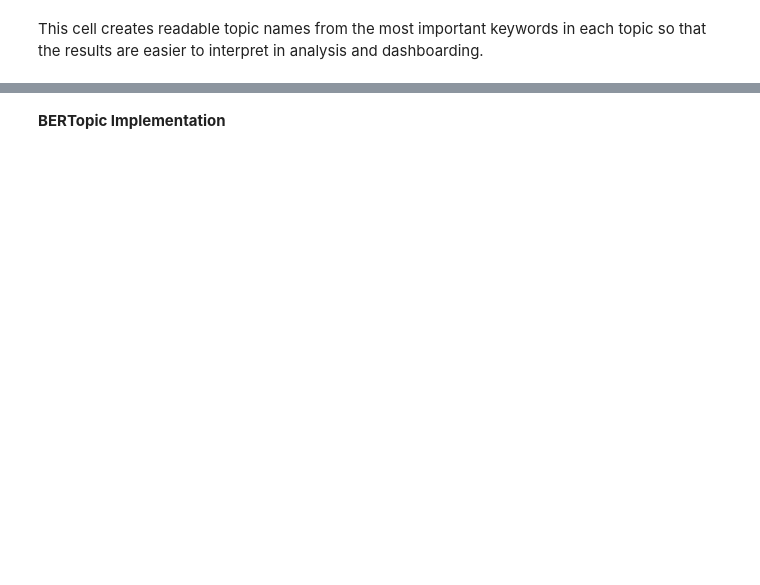
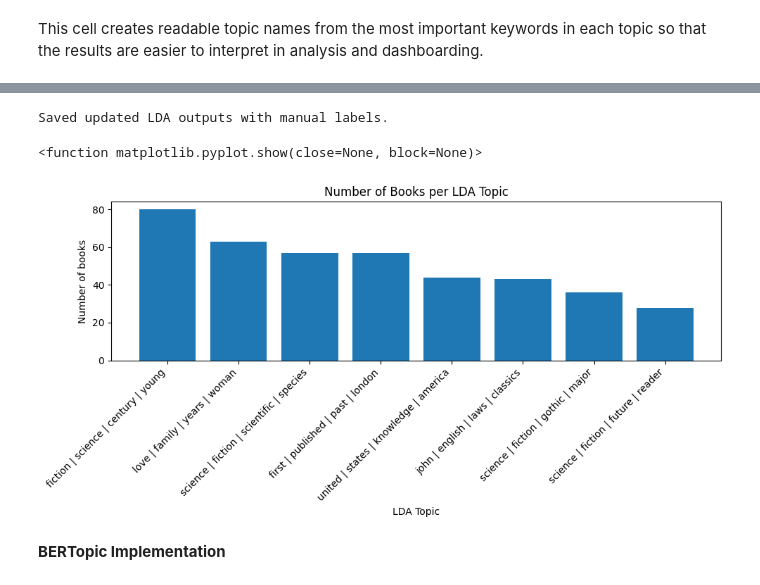
Before and after one commit to Elinab04/Book-Analysis, a Jupyter notebook: Book_Analysis.ipynb, the cells around one changed output, grey strips where cells are left out. Saved outputs shown, nothing was run; the diff lists cells and outputs as text; code cells hidden in the pictures; blank space fills up the shorter version.

```diff
--- a/Book_Analysis.ipynb
+++ b/Book_Analysis.ipynb
@@ -485,5 +613,21 @@ df_lda[["title", "year", "lda_topic_id", "lda_topic_prob"]].head()
 # %% [markdown]
 This cell assigns the most probable LDA topic to each book description and stores both the topic number and topic probability.
+# %%
+def top_words_to_label(words, max_words=4):
+    words = [w.replace("_", " ") for w in words if isinstance(w, str)]
+    return " | ".join(words[:max_words]) if words else "Unlabelled Topic"
+
+lda_topic_keywords = {}
+lda_topic_labels = {}
+
+for topic_id in range(NUM_LDA_TOPICS):
+    words_scores = lda_model.show_topic(topic_id, topn=10)
+    words = [word for word, score in words_scores]
+    lda_topic_keywords[topic_id] = ", ".join(words)
+    lda_topic_labels[topic_id] = top_words_to_label(words)
+
+df_lda["lda_topic_name"] = df_lda["lda_topic_id"].map(lda_topic_labels)
+df_lda["lda_topic_keywords"] = df_lda["lda_topic_id"].map(lda_topic_keywords)
 # %%
 # Create LDA topic summary table
 lda_topic_summary = pd.DataFrame({
@@ -535,20 +706,23 @@ df_lda.to_csv("lda_document_topics.csv", index=False)
 lda_topic_summary.to_csv("lda_topic_summary.csv", index=False)
 
 print("Saved updated LDA outputs with manual labels.")
+# %% [output]
+Saved updated LDA outputs with manual labels.
 # %%
-'''''''
 # Count books per LDA topic
 lda_topic_counts = df_lda["lda_topic_name"].value_counts()
 #Visualise LDA topic distribution
 plt.figure(figsize=(10, 5))
 plt.bar(lda_topic_counts.index, lda_topic_counts.values)
 plt.xticks(rotation=45, ha="right")
 plt.xlabel("LDA Topic")
 plt.ylabel("Number of books")
 plt.title("Number of Books per LDA Topic")
 plt.tight_layout()
-plt.show()
-''''''''''''
+plt.show
+# %% [output]
+<function matplotlib.pyplot.show(close=None, block=None)>
+[figure, added]
 # %% [markdown]
 **BERTopic Implementation**
 # %%
```
Also changed, not shown: parts of 58 cells of this notebook.
